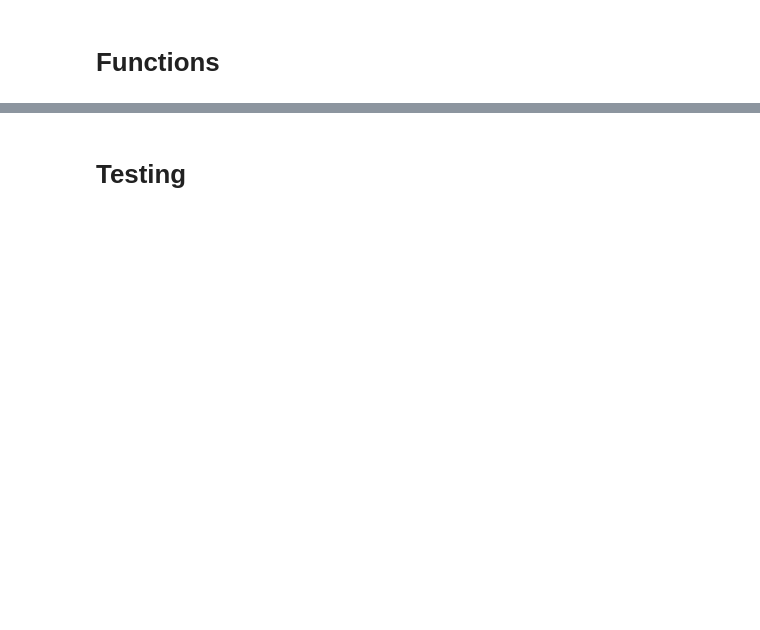
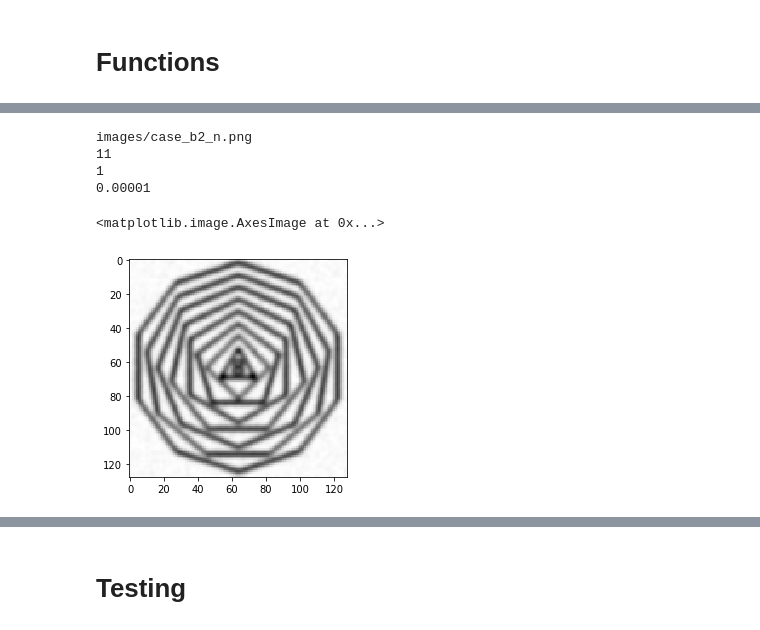
Before and after one commit to Daniel-Bertazzo/image_processing, a Jupyter notebook: short_assignment2/short_assigment2.ipynb, the cells around one changed output, grey strips where cells are left out. Drawn from its saved outputs; the diff is of its cells as text; code cells hidden in the pictures; blank space fills up the shorter version.

```diff
--- a/short_assignment2/short_assigment2.ipynb
+++ b/short_assignment2/short_assigment2.ipynb
@@ -57,7 +22,7 @@ def denoise(G, H):
     '''
     R = np.multiply(G, H)
 
-    return np.real(fftshift((ifftn(R))))
+    return np.real(fftshift(ifftn(R)))
 # %%
 # Constrained Least Squares method
 def CLS(G, H, P, gamma):
@@ -72,0 +40,12 @@ def CLS(G, H, P, gamma):
+# %%
+# Reads input
+filename = str(input()).rstrip()
+g        = imageio.imread(filename)
+k        = int(input())
+sigma    = float(input())
+gamma    = float(input())
+# %% [output]
+images/case_b2_n.png
+11
+1
+0.00001
@@ -72,0 +67,5 @@ def CLS(G, H, P, gamma):
+# %%
+plt.imshow(r, cmap='gray')
+# %% [output]
+<matplotlib.image.AxesImage at 0x...>
+[figure, added]
```
Also changed, not shown: parts of 16 cells of this notebook, 1 other file.
